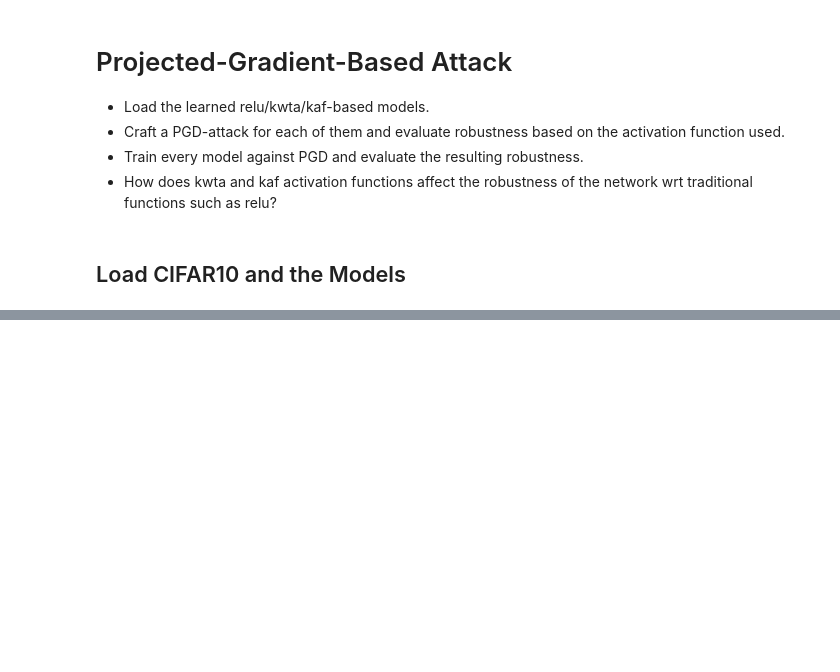
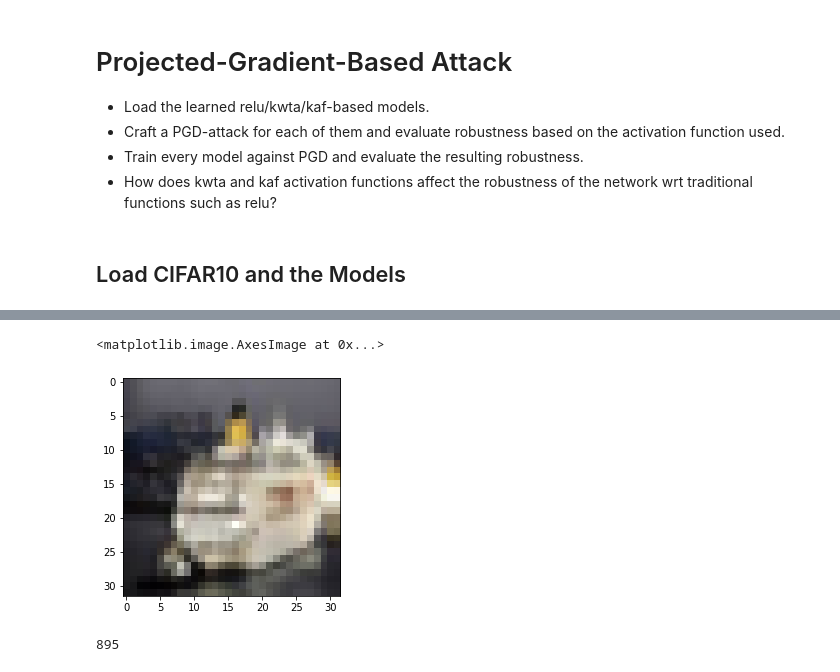
Before and after one commit to arbiter1elegantiae/Robustness-of-deep-neural-networks-with-trainable-activation-functions, a Jupyter notebook: pgd-robustness.ipynb, the cells around one changed output, grey strips where cells are left out. Saved outputs shown, nothing was run; the diff lists cells and outputs as text; code cells hidden in the pictures; blank space fills up the shorter version.

```diff
--- a/pgd-robustness.ipynb
+++ b/pgd-robustness.ipynb
@@ -106,0 +271,9 @@ np.save('adversarial_pgd_test_100', x_adv_test)
+# %%
+plt.imshow(x_test[j])
+# %% [output]
+<matplotlib.image.AxesImage at 0x...>
+[figure, added]
+# %%
+j
+# %% [output]
+895
```
Also changed, not shown: parts of 23 cells of this notebook, 10 other files.
